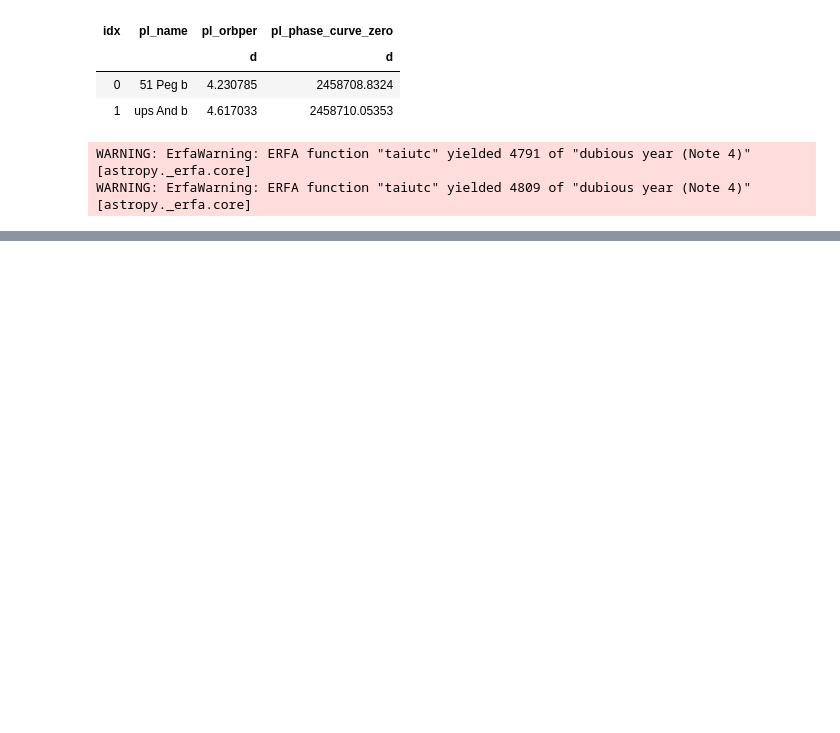
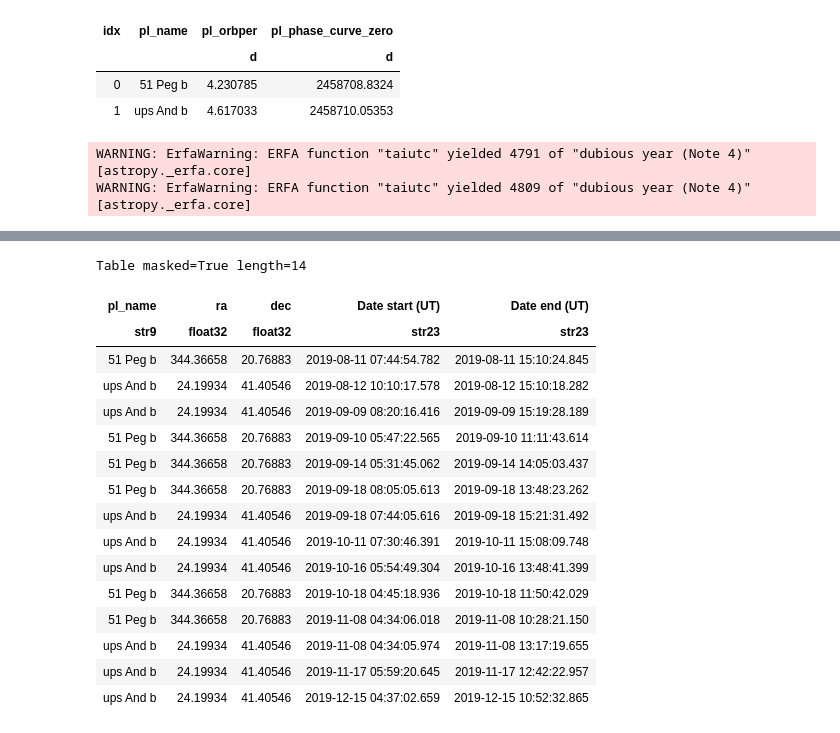
Before and after one commit to AntoineDarveau/transit_prediction, a Jupyter notebook: Predict_phase_curve.ipynb, the cells around one changed output, grey strips where cells are left out. Cells and saved outputs as stored; diff of their text form; code cells hidden in the pictures; blank space fills up the shorter version.

```diff
--- a/Predict_phase_curve.ipynb
+++ b/Predict_phase_curve.ipynb
@@ -277,0 +279,25 @@ Table masked=True length=15
+# %%
+# Save to CFHT form
+table_cfht = full_table["pl_name","ra","dec","Obs_start","Obs_end"][full_table['moon']>0.5]
+table_cfht.rename_column('Obs_start', 'Date start (UT)')
+table_cfht.rename_column('Obs_end', 'Date end (UT)')
+# %%
+table_cfht
+# %% [output]
+Table masked=True length=14
+| pl_name | ra | dec | Date start (UT) | Date end (UT) |
+| str9 | float32 | float32 | str23 | str23 |
+| 51 Peg b | 344.36658 | 20.76883 | 2019-08-11 07:44:54.782 | 2019-08-11 15:10:24.845 |
+| ups And b | 24.19934 | 41.40546 | 2019-08-12 10:10:17.578 | 2019-08-12 15:10:18.282 |
+| ups And b | 24.19934 | 41.40546 | 2019-09-09 08:20:16.416 | 2019-09-09 15:19:28.189 |
+| 51 Peg b | 344.36658 | 20.76883 | 2019-09-10 05:47:22.565 | 2019-09-10 11:11:43.614 |
+| 51 Peg b | 344.36658 | 20.76883 | 2019-09-14 05:31:45.062 | 2019-09-14 14:05:03.437 |
+| 51 Peg b | 344.36658 | 20.76883 | 2019-09-18 08:05:05.613 | 2019-09-18 13:48:23.262 |
+| ups And b | 24.19934 | 41.40546 | 2019-09-18 07:44:05.616 | 2019-09-18 15:21:31.492 |
+| ups And b | 24.19934 | 41.40546 | 2019-10-11 07:30:46.391 | 2019-10-11 15:08:09.748 |
+| ups And b | 24.19934 | 41.40546 | 2019-10-16 05:54:49.304 | 2019-10-16 13:48:41.399 |
+| 51 Peg b | 344.36658 | 20.76883 | 2019-10-18 04:45:18.936 | 2019-10-18 11:50:42.029 |
+| 51 Peg b | 344.36658 | 20.76883 | 2019-11-08 04:34:06.018 | 2019-11-08 10:28:21.150 |
+| ups And b | 24.19934 | 41.40546 | 2019-11-08 04:34:05.974 | 2019-11-08 13:17:19.655 |
+| ups And b | 24.19934 | 41.40546 | 2019-11-17 05:59:20.645 | 2019-11-17 12:42:22.957 |
+| ups And b | 24.19934 | 41.40546 | 2019-12-15 04:37:02.659 | 2019-12-15 10:52:32.865 |
```
Also changed, not shown: parts of 10 cells of this notebook, 2 other files.
